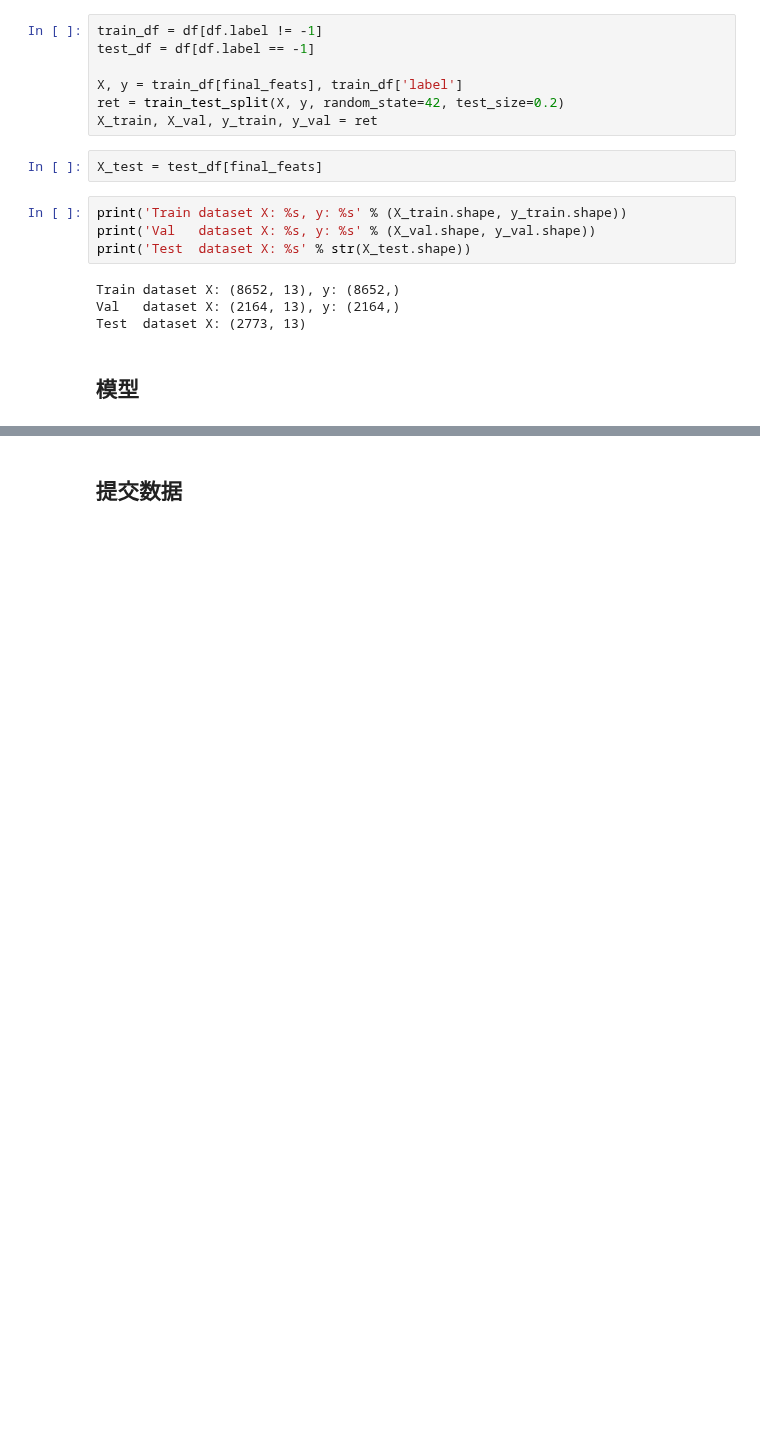
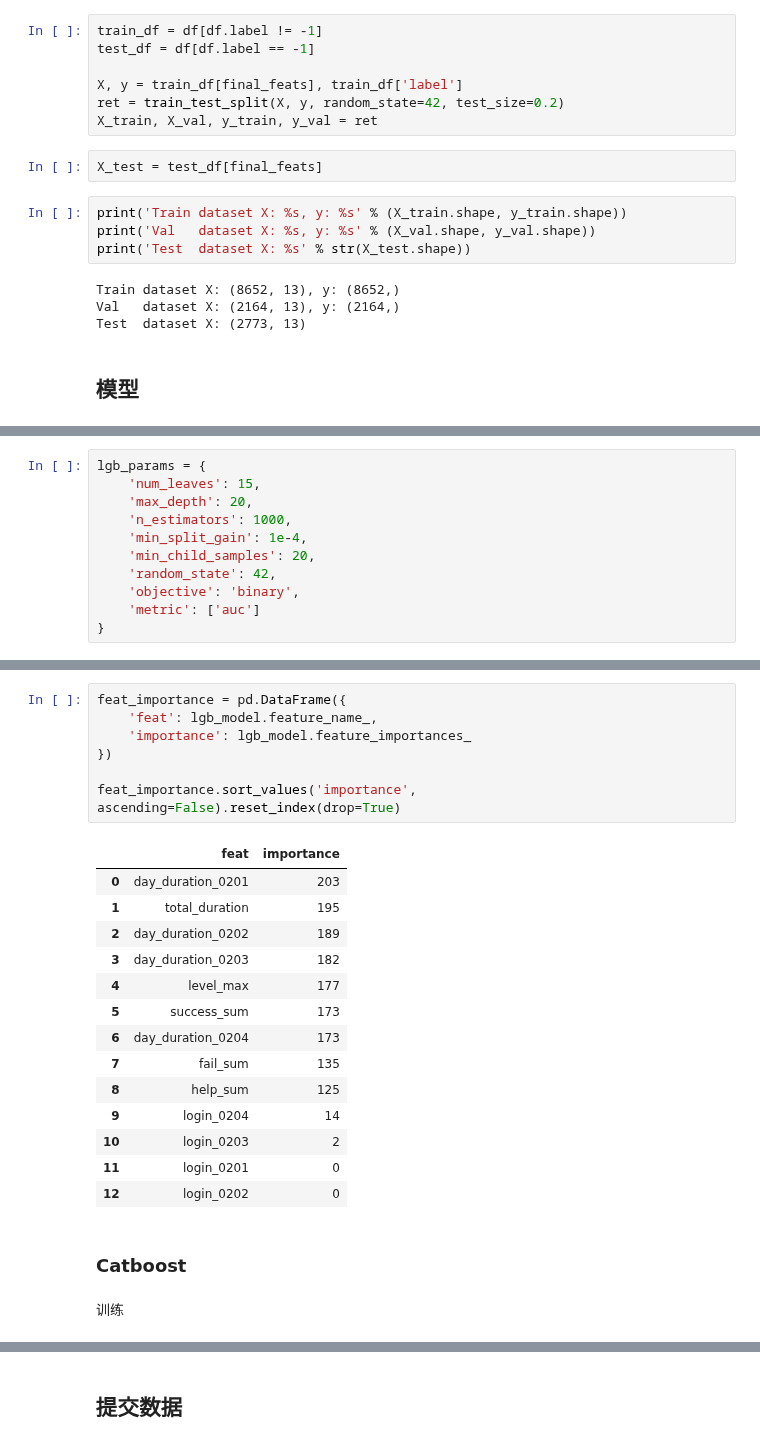
Before and after one commit to hotbaby/ml, a Jupyter notebook: Competitions/手游用户流失预测/Final.ipynb, the cells around one changed output, grey strips where cells are left out. Saved outputs shown, nothing was run; the diff lists cells and outputs as text; blank space fills up the shorter version.

```diff
--- a/Competitions/手游用户流失预测/Baseline.ipynb
+++ b/Competitions/手游用户流失预测/Final.ipynb
@@ -432,0 +446,11 @@ Test  dataset X: (2773, 13)
+# %%
+lgb_params = {
+    'num_leaves': 15,
+    'max_depth': 20,
+    'n_estimators': 1000,
+    'min_split_gain': 1e-4,
+    'min_child_samples': 20,
+    'random_state': 42,
+    'objective': 'binary',
+    'metric': ['auc']
+}
@@ -433 +519,27 @@ Test  dataset X: (2773, 13)
+# %%
+feat_importance = pd.DataFrame({
+    'feat': lgb_model.feature_name_,
+    'importance': lgb_model.feature_importances_
+})
+
+feat_importance.sort_values('importance', ascending=False).reset_index(drop=True)
+# %% [output]
+|  | feat | importance |
+| 0 | day_duration_0201 | 203 |
+| 1 | total_duration | 195 |
+| 2 | day_duration_0202 | 189 |
+| 3 | day_duration_0203 | 182 |
+| 4 | level_max | 177 |
+| 5 | success_sum | 173 |
+| 6 | day_duration_0204 | 173 |
+| 7 | fail_sum | 135 |
+| 8 | help_sum | 125 |
+| 9 | login_0204 | 14 |
+| 10 | login_0203 | 2 |
+| 11 | login_0201 | 0 |
+| 12 | login_0202 | 0 |
+# %% [markdown]
+### Catboost
+# %% [markdown]
+训练
 # %%
```
Also changed, not shown: parts of 40 cells of this notebook, 1 other file.
